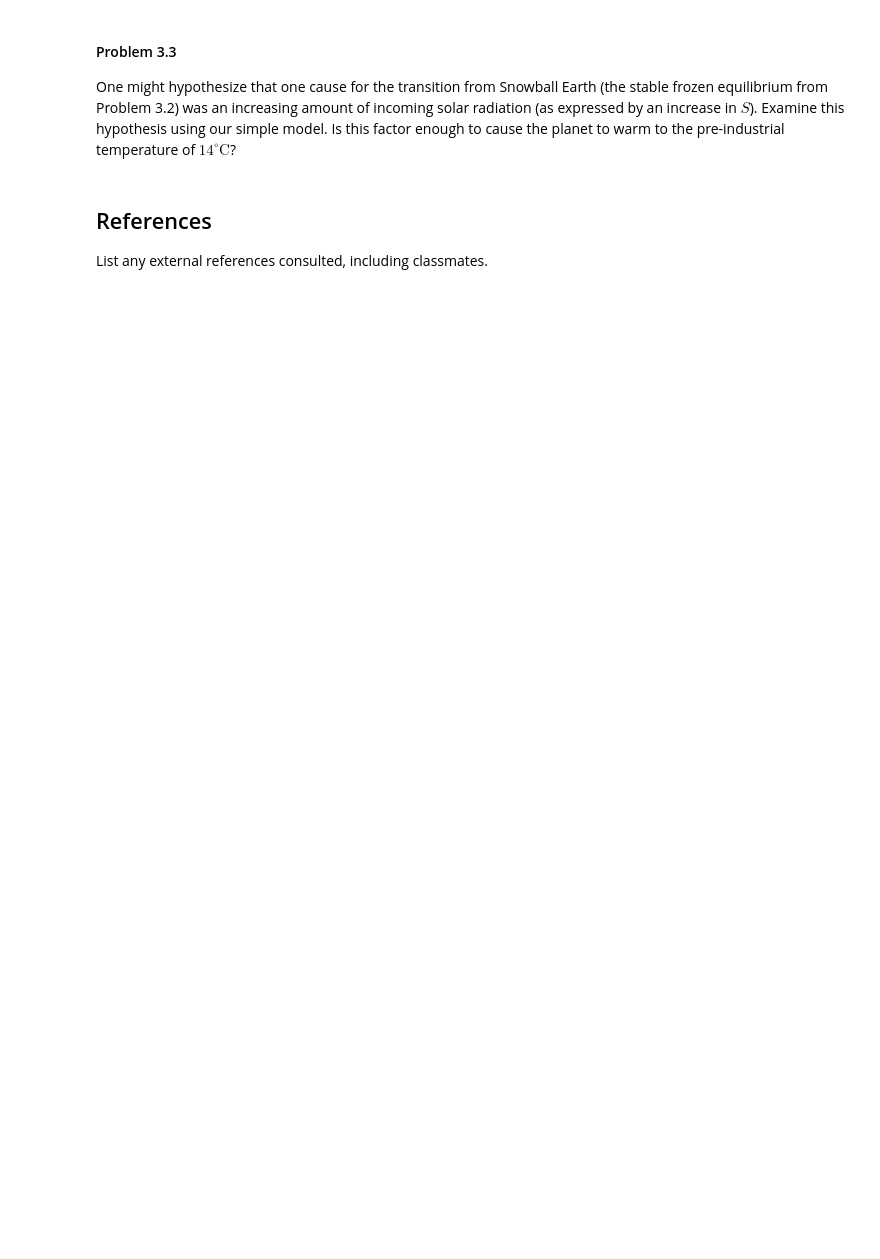
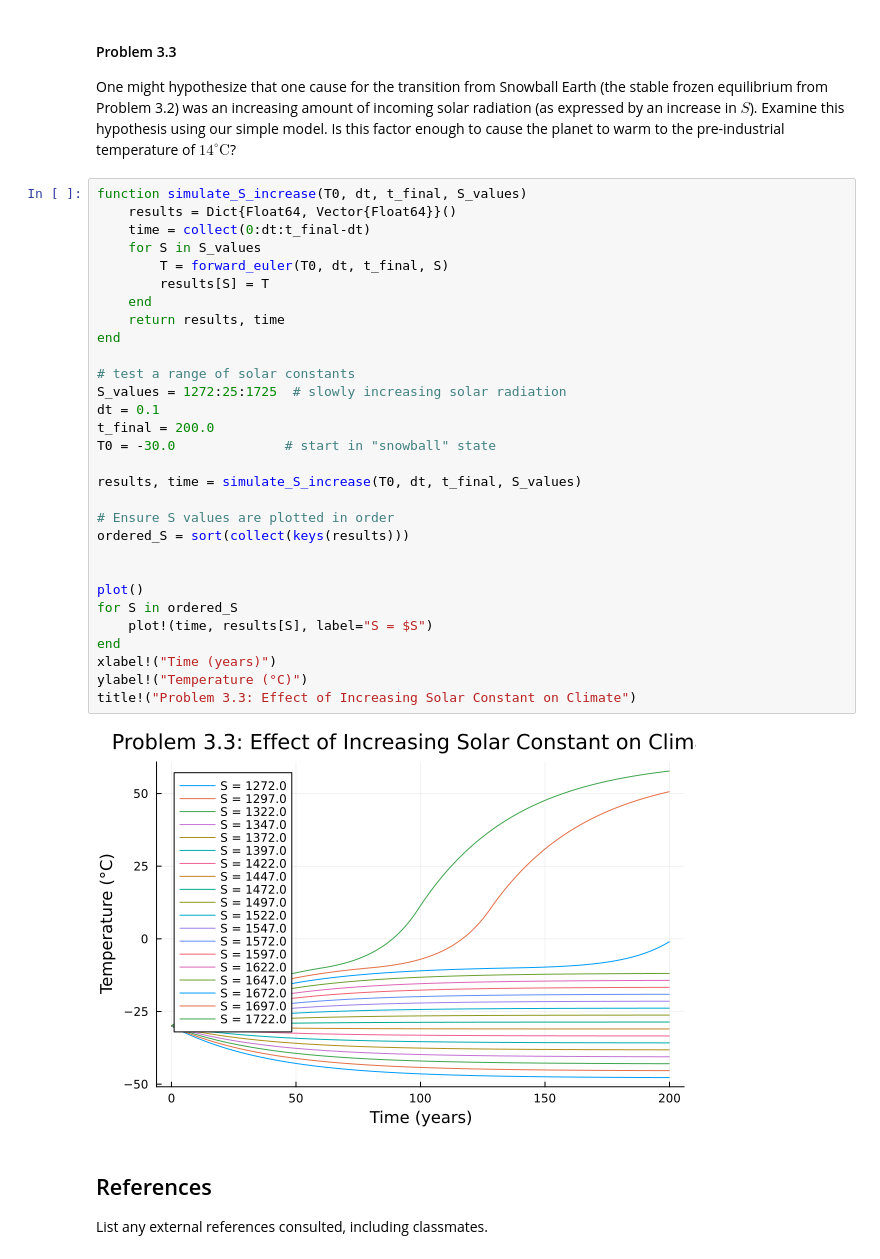
Before and after one commit to BEE4750-FA25/hw2-sarah-nathan, a Jupyter notebook: hw02.ipynb, the cells around one changed output. Saved outputs shown, nothing was run; the diff lists cells and outputs as text; blank space fills up the shorter version.

```diff
--- a/hw02.ipynb
+++ b/hw02.ipynb
@@ -254,6 +335,38 @@ amount of incoming solar radiation (as expressed by an increase in $S$).
 Examine this hypothesis using our simple model. Is this factor enough to
 cause the planet to warm to the pre-industrial temperature of
 $14^\circ\text{C}$?
+# %%
+function simulate_S_increase(T0, dt, t_final, S_values)
+    results = Dict{Float64, Vector{Float64}}()
+    time = collect(0:dt:t_final-dt)
+    for S in S_values
+        T = forward_euler(T0, dt, t_final, S)
+        results[S] = T
+    end
+    return results, time
+end
+
+# test a range of solar constants
+S_values = 1272:25:1725  # slowly increasing solar radiation
+dt = 0.1
+t_final = 200.0
+T0 = -30.0              # start in "snowball" state
+
+results, time = simulate_S_increase(T0, dt, t_final, S_values)
+
+# Ensure S values are plotted in order
+ordered_S = sort(collect(keys(results)))
+
+
+plot()
+for S in ordered_S
+    plot!(time, results[S], label="S = $S")
+end
+xlabel!("Time (years)")
+ylabel!("Temperature (°C)")
+title!("Problem 3.3: Effect of Increasing Solar Constant on Climate")
+# %% [output]
+[figure, added]
 # %% [markdown]
 ## References
 
```
Also changed, not shown: parts of 4 cells of this notebook.
